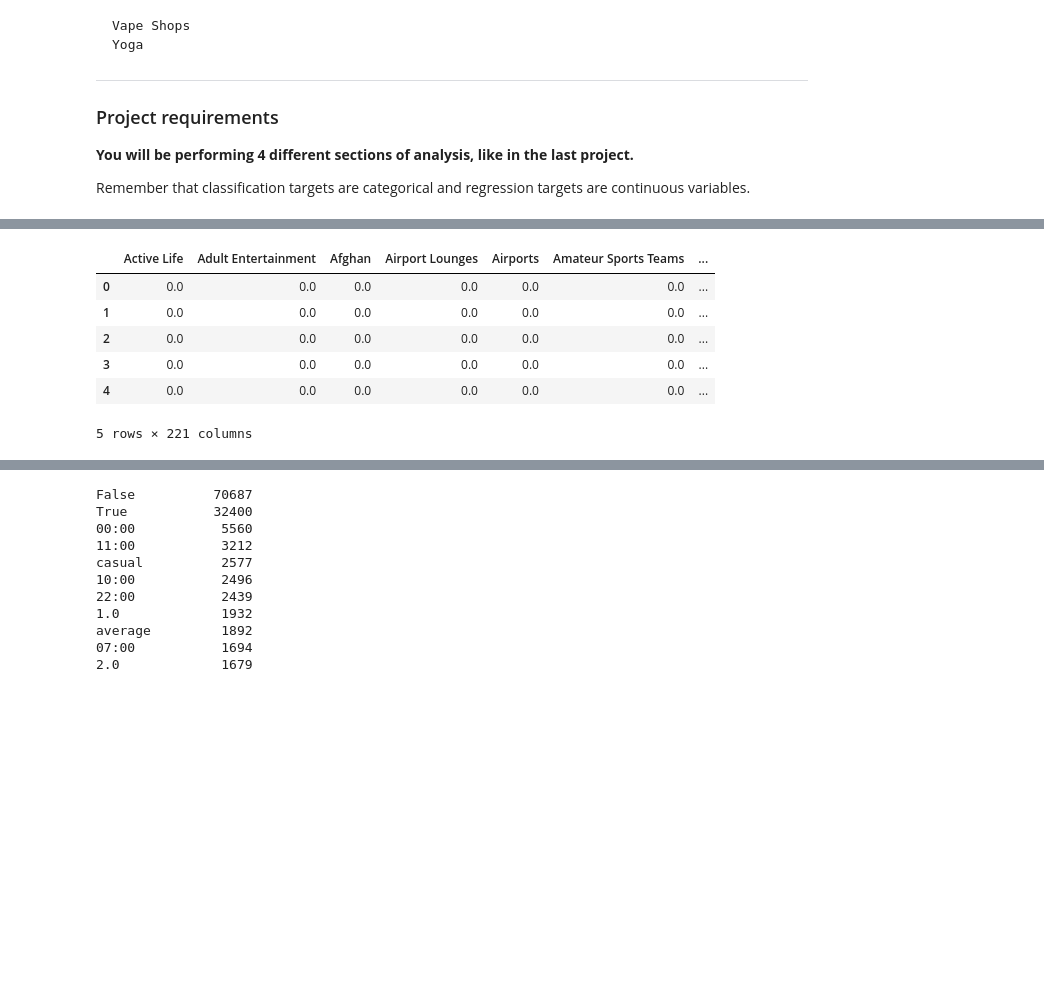
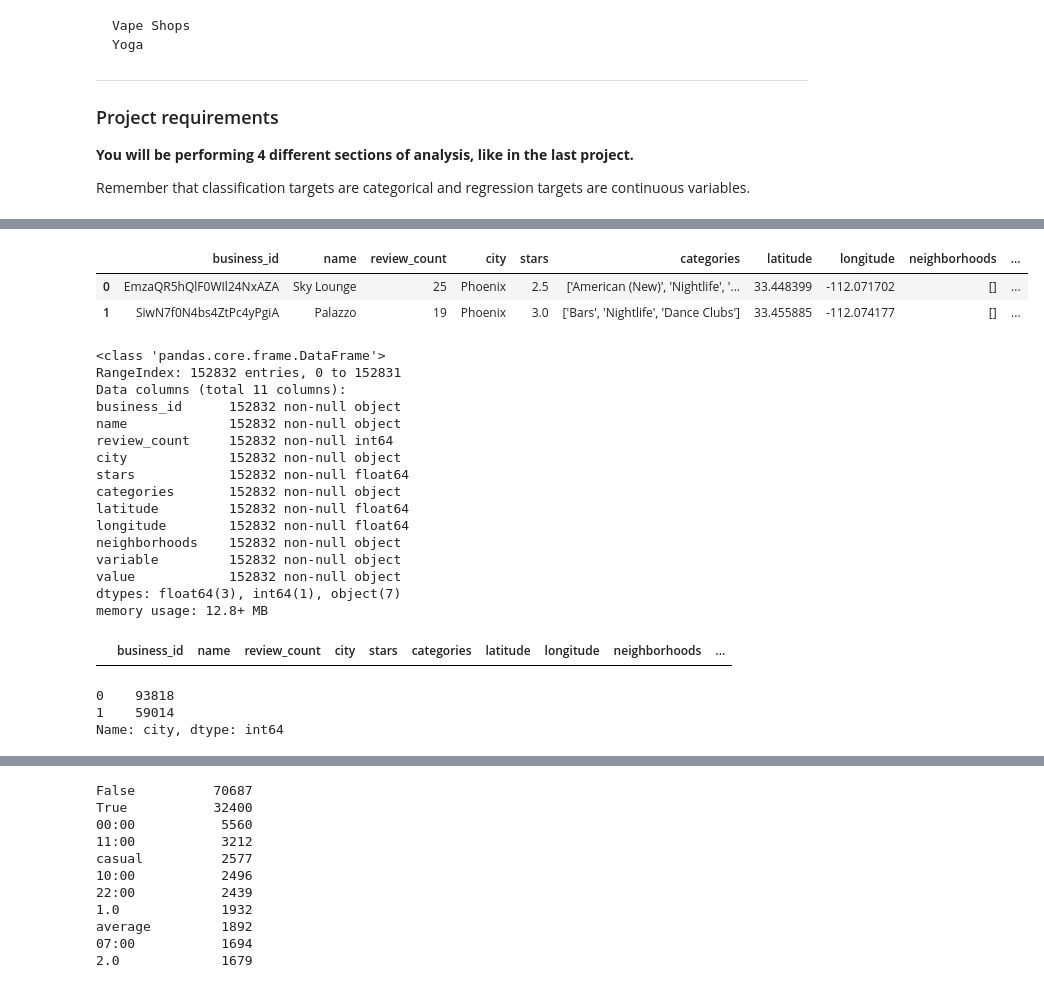
Before and after one commit to vnessified/DSI-SF-2-vnessified, a Jupyter notebook: projects/project-05/project-5.ipynb, the cells around one changed output, grey strips where cells are left out. Saved outputs shown, nothing was run; the diff lists cells and outputs as text; code cells hidden in the pictures; blank space fills up the shorter version.

```diff
--- a/projects/project-05/project-5.ipynb
+++ b/projects/project-05/project-5.ipynb
@@ -163,12 +169,32 @@ You may use any classification algorithm you deem appropriate, or even multiple
 # %%
 business = pd.read_csv('/Users/VanessaG/desktop/DSI-SF-2-vnessified/datasets/yelp_arizona_data/businesses_small_parsed.csv')
 # %%
-business.head()
+business.head(2)
 # %% [output]
-|  | Active Life | Adult Entertainment | Afghan | Airport Lounges | Airports | Amateur Sports Teams | ... |
-| 0 | 0.0 | 0.0 | 0.0 | 0.0 | 0.0 | 0.0 | ... |
-| 1 | 0.0 | 0.0 | 0.0 | 0.0 | 0.0 | 0.0 | ... |
-| 2 | 0.0 | 0.0 | 0.0 | 0.0 | 0.0 | 0.0 | ... |
-| 3 | 0.0 | 0.0 | 0.0 | 0.0 | 0.0 | 0.0 | ... |
-| 4 | 0.0 | 0.0 | 0.0 | 0.0 | 0.0 | 0.0 | ... |
+|  | business_id | name | review_count | city | stars | categories | latitude | longitude | neighborhoods | ... |
+| 0 | EmzaQR5hQlF0WIl24NxAZA | Sky Lounge | 25 | Phoenix | 2.5 | ['American (New)', 'Nightlife', '... | 33.448399 | -112.071702 | [] | ... |
+| 1 | SiwN7f0N4bs4ZtPc4yPgiA | Palazzo | 19 | Phoenix | 3.0 | ['Bars', 'Nightlife', 'Dance Clubs'] | 33.455885 | -112.074177 | [] | ... |
-5 rows × 221 columns
+# %%
+business.info()
+# %% [output]
+<class 'pandas.core.frame.DataFrame'>
+RangeIndex: 152832 entries, 0 to 152831
+Data columns (total 11 columns):
+business_id      152832 non-null object
+name             152832 non-null object
+review_count     152832 non-null int64
+city             152832 non-null object
+stars            152832 non-null float64
+categories       152832 non-null object
+latitude         152832 non-null float64
+longitude        152832 non-null float64
+neighborhoods    152832 non-null object
+variable         152832 non-null object
+value            152832 non-null object
+dtypes: float64(3), int64(1), object(7)
+memory usage: 12.8+ MB
+# %%
+#just trying an alternate way
+business.ix[business.index[(business.T == np.nan).sum() > 1]]
+# %% [output]
+|  | business_id | name | review_count | city | stars | categories | latitude | longitude | neighborhoods | ... |
@@ -174,0 +206,6 @@ business.head()
+# %%
+business.city.value_counts()
+# %% [output]
+0    93818
+1    59014
+Name: city, dtype: int64
```
Also changed, not shown: parts of 83 cells of this notebook.
